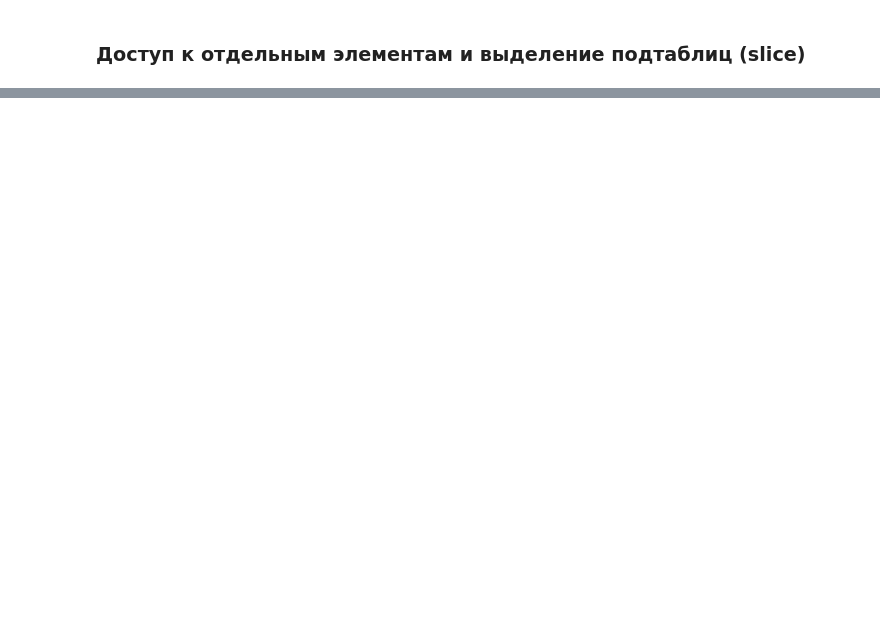
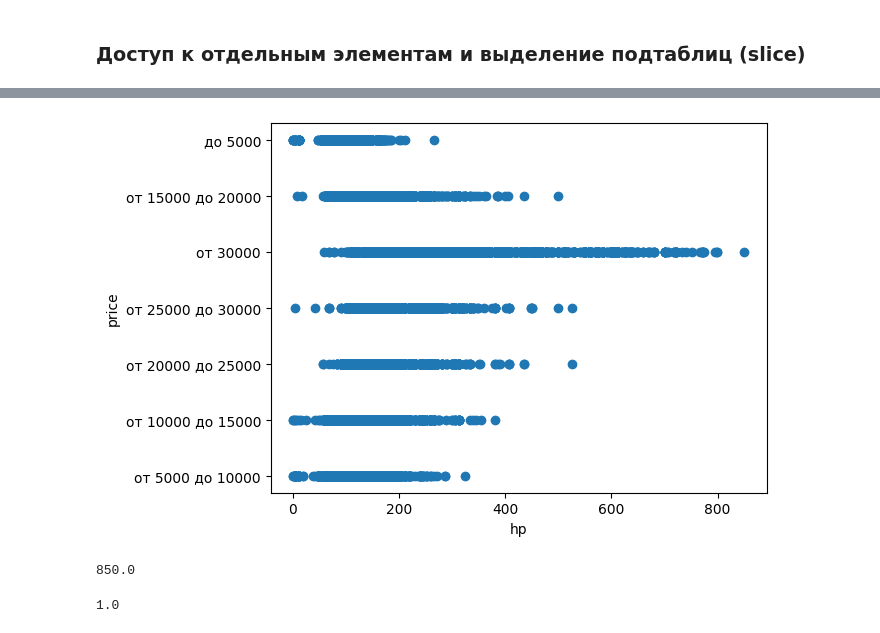
Before and after one commit to sh1rokovs/Machine_Learning_Car_Price, a Jupyter notebook: taskClassified.ipynb, the cells around one changed output, grey strips where cells are left out. Cells and saved outputs as stored; diff of their text form; code cells hidden in the pictures; blank space fills up the shorter version.

```diff
--- a/taskClassified.ipynb
+++ b/taskClassified.ipynb
@@ -82,13 +103,8 @@ dtype: object
-# %%
-data['Make'] = data['Make'].astype('category')
-data['Model'] = data['Model'].astype('category')
-data['Engine Fuel Type'] = data['Engine Fuel Type'].astype('category')
-data['Transmission Type'] = data['Transmission Type'].astype('category')
-data['Driven_Wheels'] = data['Driven_Wheels'].astype('category')
-data['Market Category'] = data['Market Category'].astype('category')
-data['Vehicle Size'] = data['Vehicle Size'].astype('category')
-data['Vehicle Style'] = data['Vehicle Style'].astype('category')
-
-data['Vehicle Style'] = data['Vehicle Style'].astype('category')
+# %%
+data['make'] = data['make'].astype('category')
+data['model'] = data['model'].astype('category')
+data['fuel'] = data['fuel'].astype('category')
+data['gear'] = data['gear'].astype('category')
+data['offerType'] = data['offerType'].astype('category')
 # %%
 data.dtypes
@@ -96,0 +207,15 @@ data.dtypes
+# %%
+plt.scatter(data['hp'], data['price'])
+plt.xlabel("hp")
+plt.ylabel("price")
+pass
+# %% [output]
+[figure, added]
+# %%
+data['hp'].max()
+# %% [output]
+850.0
+# %%
+data['hp'].min()
+# %% [output]
+1.0
```
Also changed, not shown: parts of 66 cells of this notebook.
